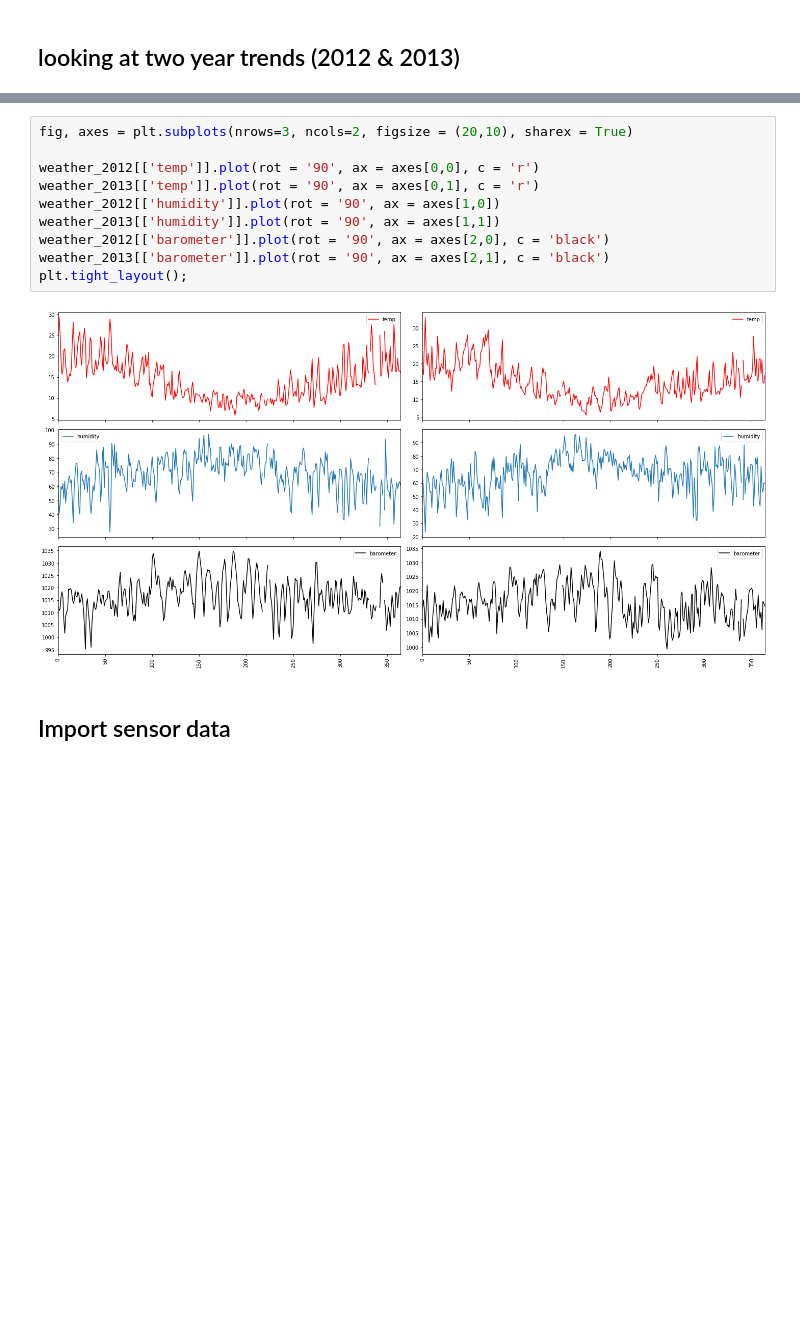
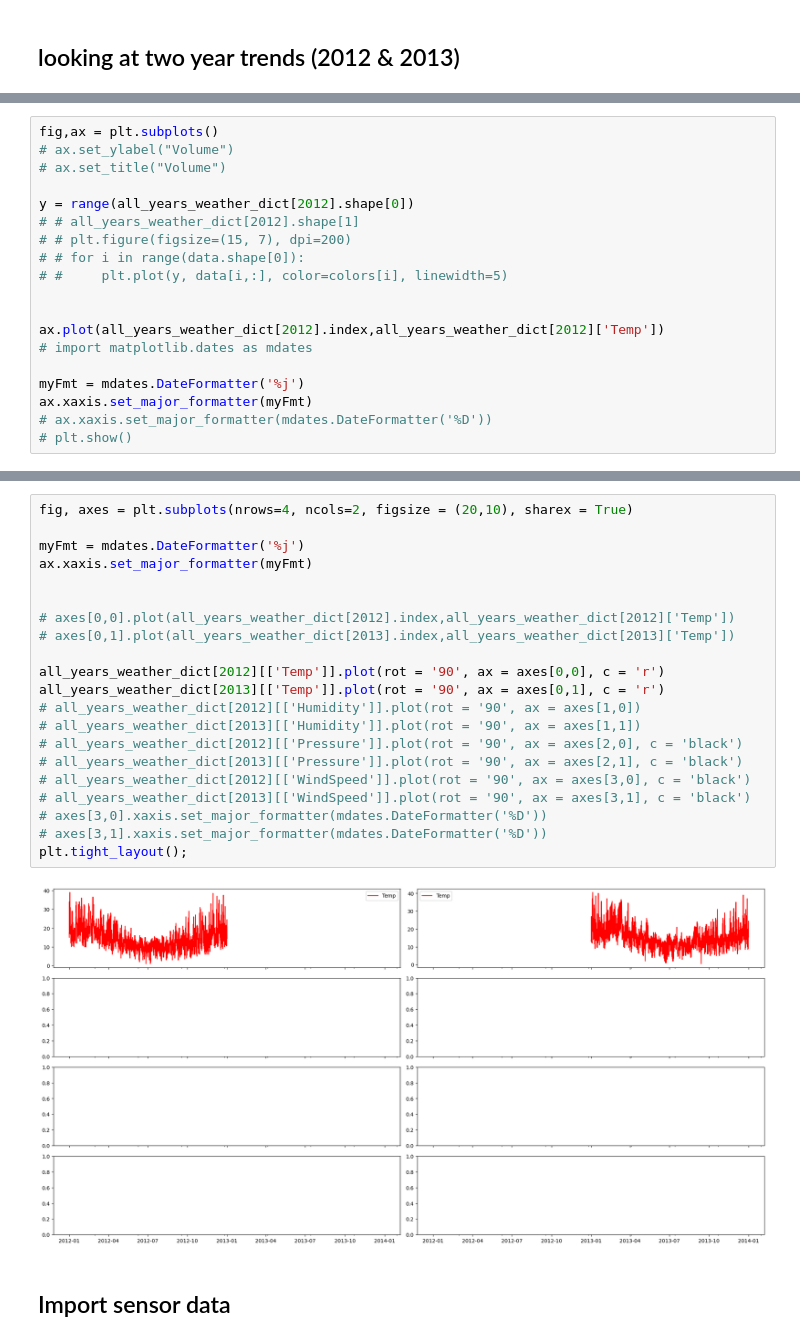
Before and after one commit to masher92/footfall, a Jupyter notebook: MelbourneAnalysis/AnalysingData/Weather Time Series on Limited Sensors.ipynb, the cells around one changed output, grey strips where cells are left out. Drawn from its saved outputs; the diff is of its cells as text; blank space fills up the shorter version.

Commit message:
weather

```diff
--- a/MelbourneAnalysis/AnalysingData/Weather Time Series on Limited Sensors.ipynb
+++ b/MelbourneAnalysis/AnalysingData/Weather Time Series on Limited Sensors.ipynb
@@ -72,0 +91,19 @@ PeriodIndex(['2011-01-01', '2011-01-02', '2011-01-03', '2011-01-04',
+# %%
+fig,ax = plt.subplots()
+# ax.set_ylabel("Volume")
+# ax.set_title("Volume")
+
+y = range(all_years_weather_dict[2012].shape[0])
+# # all_years_weather_dict[2012].shape[1]
+# # plt.figure(figsize=(15, 7), dpi=200)
+# # for i in range(data.shape[0]):
+# #     plt.plot(y, data[i,:], color=colors[i], linewidth=5)
+
+
+ax.plot(all_years_weather_dict[2012].index,all_years_weather_dict[2012]['Temp'])
+# import matplotlib.dates as mdates
+
+myFmt = mdates.DateFormatter('%j')
+ax.xaxis.set_major_formatter(myFmt)
+# ax.xaxis.set_major_formatter(mdates.DateFormatter('%D'))
+# plt.show()
@@ -73,15 +128,26 @@ PeriodIndex(['2011-01-01', '2011-01-02', '2011-01-03', '2011-01-04',
 # %%
-fig, axes = plt.subplots(nrows=3, ncols=2, figsize = (20,10), sharex = True)
+fig, axes = plt.subplots(nrows=4, ncols=2, figsize = (20,10), sharex = True)
 
-weather_2012[['temp']].plot(rot = '90', ax = axes[0,0], c = 'r')
-weather_2013[['temp']].plot(rot = '90', ax = axes[0,1], c = 'r')
-weather_2012[['humidity']].plot(rot = '90', ax = axes[1,0])
-weather_2013[['humidity']].plot(rot = '90', ax = axes[1,1])
-weather_2012[['barometer']].plot(rot = '90', ax = axes[2,0], c = 'black')
-weather_2013[['barometer']].plot(rot = '90', ax = axes[2,1], c = 'black')
+myFmt = mdates.DateFormatter('%j')
+ax.xaxis.set_major_formatter(myFmt)
+
+
+# axes[0,0].plot(all_years_weather_dict[2012].index,all_years_weather_dict[2012]['Temp'])
+# axes[0,1].plot(all_years_weather_dict[2013].index,all_years_weather_dict[2013]['Temp'])
+
+all_years_weather_dict[2012][['Temp']].plot(rot = '90', ax = axes[0,0], c = 'r')
+all_years_weather_dict[2013][['Temp']].plot(rot = '90', ax = axes[0,1], c = 'r')
+# all_years_weather_dict[2012][['Humidity']].plot(rot = '90', ax = axes[1,0])
+# all_years_weather_dict[2013][['Humidity']].plot(rot = '90', ax = axes[1,1])
+# all_years_weather_dict[2012][['Pressure']].plot(rot = '90', ax = axes[2,0], c = 'black')
+# all_years_weather_dict[2013][['Pressure']].plot(rot = '90', ax = axes[2,1], c = 'black')
+# all_years_weather_dict[2012][['WindSpeed']].plot(rot = '90', ax = axes[3,0], c = 'black')
+# all_years_weather_dict[2013][['WindSpeed']].plot(rot = '90', ax = axes[3,1], c = 'black')
+# axes[3,0].xaxis.set_major_formatter(mdates.DateFormatter('%D'))
+# axes[3,1].xaxis.set_major_formatter(mdates.DateFormatter('%D'))
 plt.tight_layout();
 # %% [output]
-[figure, old version]
+[figure, new version]
 # %% [markdown]
 ## Import sensor data
 # %%
```
Also changed, not shown: parts of 12 cells of this notebook, 3 other files.
